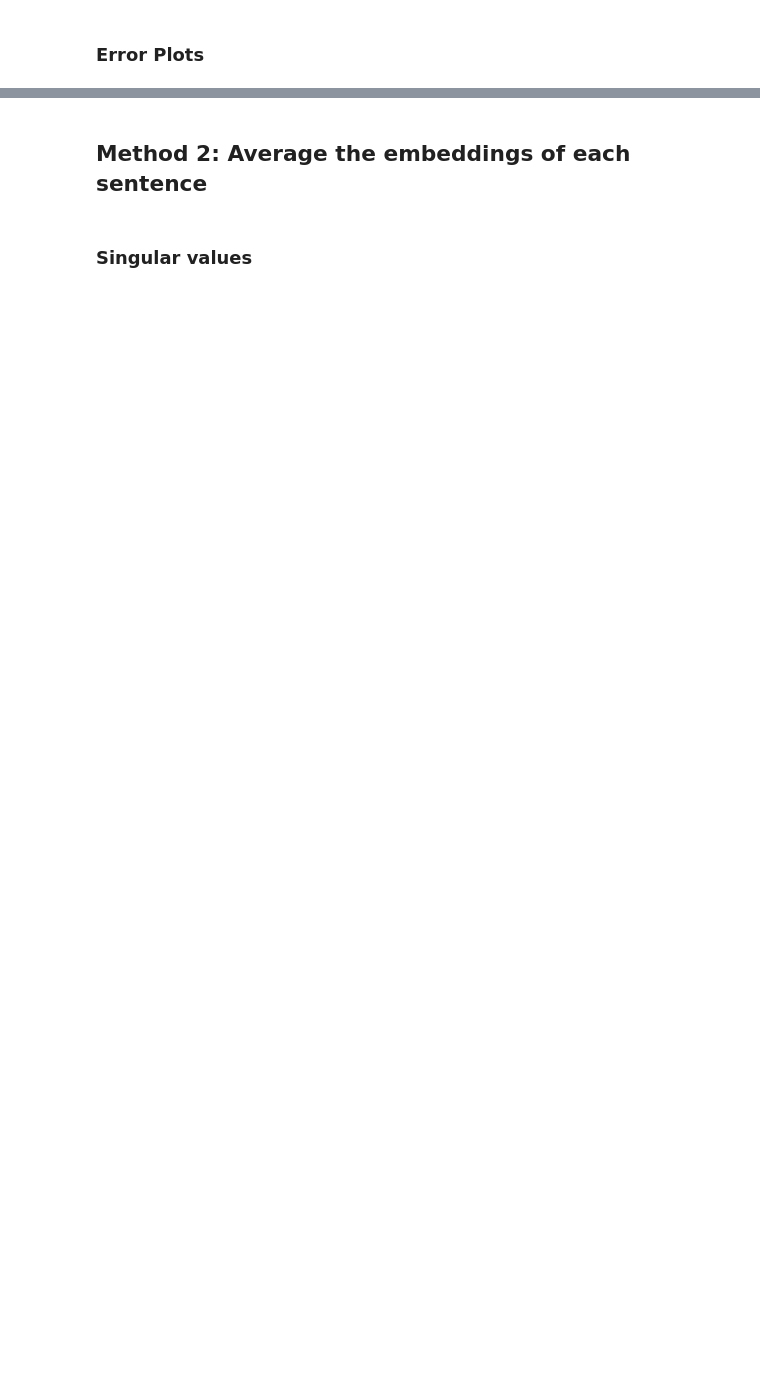
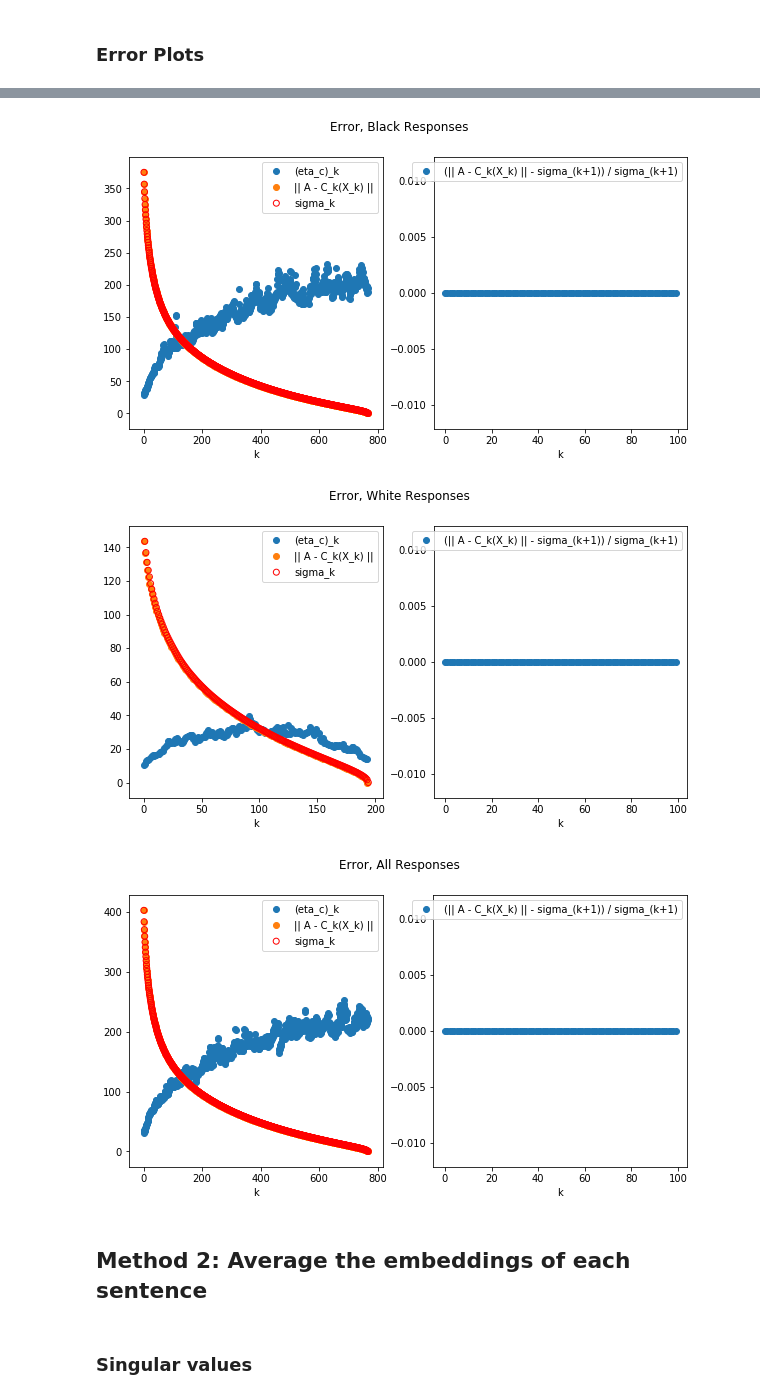
Before and after one commit to amos3vt/ASWW2, a Jupyter notebook: scripts/LongResponse_Embedding.ipynb, the cells around one changed output, grey strips where cells are left out. Drawn from its saved outputs; the diff is of its cells as text; code cells hidden in the pictures; blank space fills up the shorter version.

```diff
--- a/scripts/LongResponse_Embedding.ipynb
+++ b/scripts/LongResponse_Embedding.ipynb
@@ -70,12 +25,0 @@ def get_token_embeddings(text):
-# %%
-# Use keyword in a short sentence/phrase for context
-# NOTE: Pre-check the tokenization of each phrase.
-#       Set 'idx' to the index of the keyword in the list of tokens
-keywords = [
-    {"text": "The white man", "idx": 2, "embed": None},
-    {"text": "The negro man", "idx": 2, "embed": None}
-]
-
-for k in keywords:
-    embed = get_token_embeddings(k['text'])
-    k['embed'] = embed[k['idx']]
@@ -205,7 +146,7 @@ plt.hist(lengths)
 # %% [markdown]
 ### Error Plots
 # %%
-def plot_eta_c(A):
+def plot_error(A, title, axs=None):
     V,S,Wt = np.linalg.svd(A, full_matrices=False)
     rank = np.linalg.matrix_rank(A)
 
@@ -213,7 +154,7 @@ def plot_eta_c(A):
     norm = np.zeros(rank)
     sig = np.zeros(rank)
 
-    p_C_k = []
+    p_C_k = [] # track pre-selected columns from previous iterations
 
     A_k = np.zeros(A.shape)
     for k in range(rank):
@@ -229,12 +170,15 @@ def plot_eta_c(A):
 
         sig[k] = np.linalg.norm(A - (SVD_k[0] * SVD_k[1][...,None,:]) @ SVD_k[2])
 
-        if k%100==0:
-            print(k)
+    fig, axs = plt.subplots(1,2, figsize=(10,5))
+    fig.suptitle(title)
 
-    plt.scatter(range(rank), eta_c)
-    plt.scatter(range(rank), norm)
-    plt.scatter(range(1,rank+1), sig, marker='o', facecolors='none', edgecolors='r')
+    axs[0].scatter(range(rank), eta_c)
+    axs[0].scatter(range(rank), norm)
+    axs[0].scatter(range(1,rank+1), sig, marker='o', facecolors='none', edgecolors='r')
+    axs[0].set(xlabel='k')
+    axs[0].legend(["(eta_c)_k", "|| A - C_k(X_k) ||", "sigma_k"])
 
-    plt.xlabel('k')
-    plt.legend(["(eta_c)_k", "|| A - C_k(X_k) ||", "sigma_k"])
+    axs[1].scatter(range(100), (norm[:100]-sig[:100])/sig[:100])
+    axs[1].set(xlabel='k')
+    axs[1].legend(["(|| A - C_k(X_k) || - sigma_(k+1)) / sigma_(k+1)"])
@@ -253,3 +185,11 @@ plot_eta_c(embed_race)
+# %%
+plot_error(embed_race_black, "Error, Black Responses")
+plot_error(embed_race_white, "Error, White Responses")
+plot_error(embed_race, "Error, All Responses")
+# %% [output]
+[figure, added]
+[figure, added]
+[figure, added]
 # %% [markdown]
 ## Method 2: Average the embeddings of each sentence
 # %%
```
Also changed, not shown: parts of 60 cells of this notebook.
